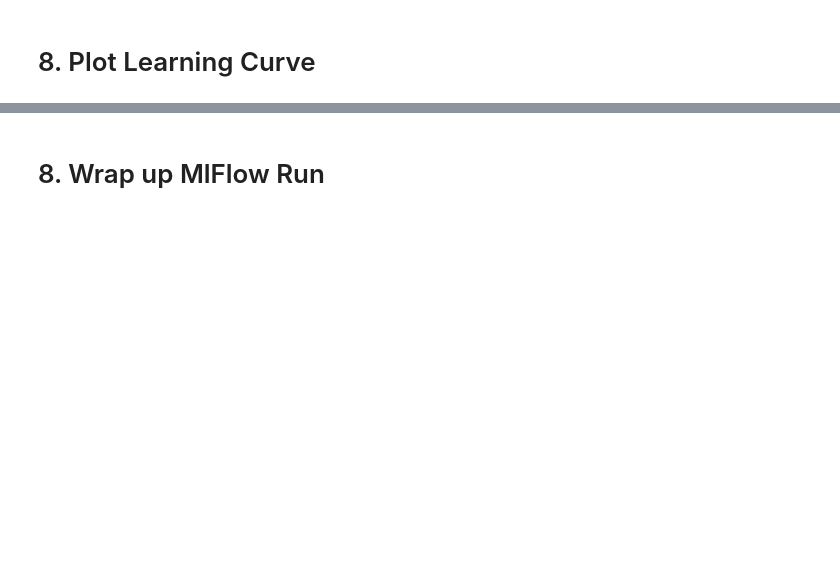
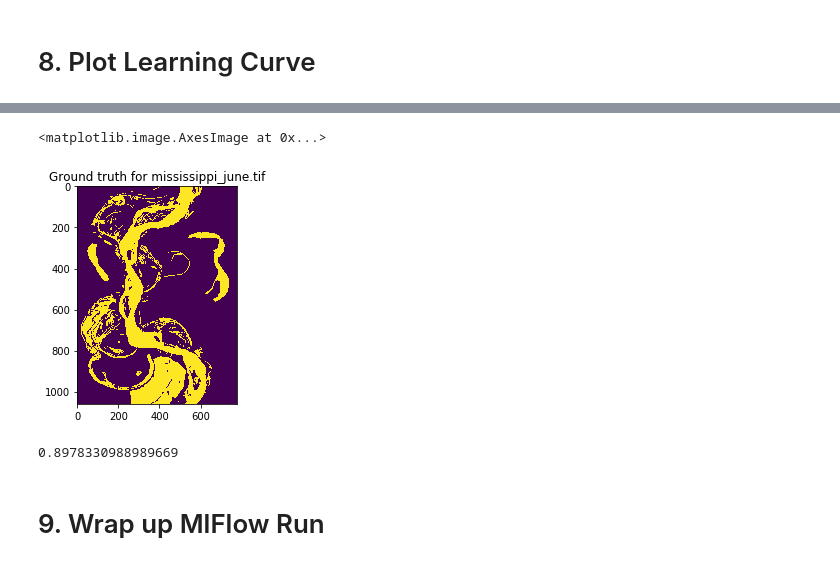
Before and after one commit to rcampbell95/MODIS-Classifier, a Jupyter notebook: Classifier Satellite Images.ipynb, the cells around one changed output, grey strips where cells are left out. Saved outputs shown, nothing was run; the diff lists cells and outputs as text; code cells hidden in the pictures; blank space fills up the shorter version.

```diff
--- a/Classifier Satellite Images.ipynb
+++ b/Classifier Satellite Images.ipynb
@@ -238,5 +336,16 @@ artifacts.append(figure_name)
+# %%
+plt.title("Ground truth for {}".format(filenames[test_i]))
+plt.imshow(np.reshape(y_true, pred_shape))
+# %% [output]
+<matplotlib.image.AxesImage at 0x...>
+[figure, added]
+# %%
+test_accuracy = accuracy_score(y_true, y_pred)
+test_accuracy
+# %% [output]
+0.8978330988989669
 # %% [markdown]
-# 8. Wrap up MlFlow Run
+# 9. Wrap up MlFlow Run
 # %%
 for name, val in params.items():
     mlflow.log_param(name, val)
```
Also changed, not shown: parts of 14 cells of this notebook.
